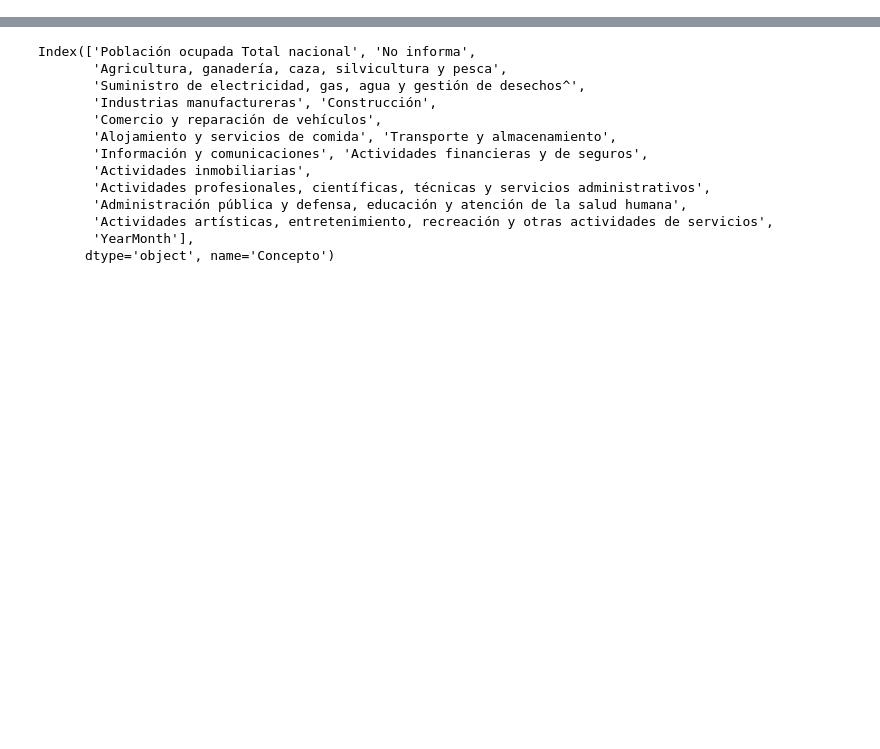
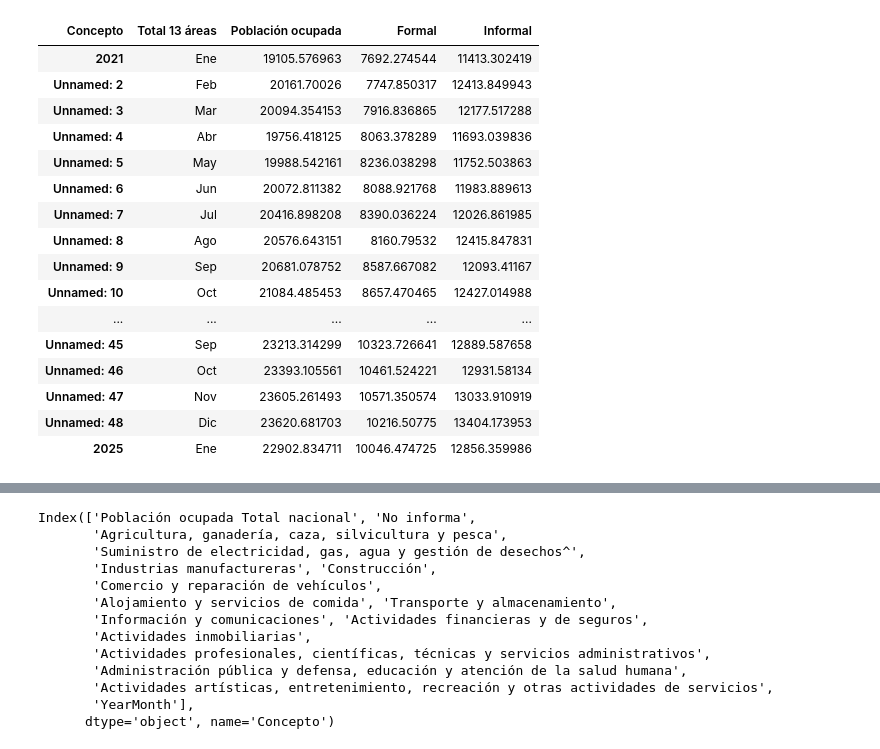
Before and after one commit to dpr3619/eap_proyection, a Jupyter notebook: notebook_development.ipynb, the cells around one changed output, grey strips where cells are left out. Saved outputs shown, nothing was run; the diff lists cells and outputs as text; code cells hidden in the pictures; blank space fills up the shorter version.

```diff
--- a/notebook_development.ipynb
+++ b/notebook_development.ipynb
@@ -8,3 +11,31 @@ df_total = read_clean_geih.run_pipeline()
+# %%
+df_informal = df_informal.iloc[0:4]
+# %%
+df_informal = df_informal.T
+# %%
+df_informal.columns = df_informal.iloc[0]
+# %%
+df_informal = df_informal.iloc[1:]
+# %%
+df_informal.reset_index()
+# %% [output]
+| Concepto | Total 13 áreas | Población ocupada | Formal | Informal |
+| 2021 | Ene | 19105.576963 | 7692.274544 | 11413.302419 |
+| Unnamed: 2 | Feb | 20161.70026 | 7747.850317 | 12413.849943 |
+| Unnamed: 3 | Mar | 20094.354153 | 7916.836865 | 12177.517288 |
+| Unnamed: 4 | Abr | 19756.418125 | 8063.378289 | 11693.039836 |
+| Unnamed: 5 | May | 19988.542161 | 8236.038298 | 11752.503863 |
+| Unnamed: 6 | Jun | 20072.811382 | 8088.921768 | 11983.889613 |
+| Unnamed: 7 | Jul | 20416.898208 | 8390.036224 | 12026.861985 |
+| Unnamed: 8 | Ago | 20576.643151 | 8160.79532 | 12415.847831 |
+| Unnamed: 9 | Sep | 20681.078752 | 8587.667082 | 12093.41167 |
+| Unnamed: 10 | Oct | 21084.485453 | 8657.470465 | 12427.014988 |
+| ... | ... | ... | ... | ... |
+| Unnamed: 45 | Sep | 23213.314299 | 10323.726641 | 12889.587658 |
+| Unnamed: 46 | Oct | 23393.105561 | 10461.524221 | 12931.58134 |
+| Unnamed: 47 | Nov | 23605.261493 | 10571.350574 | 13033.910919 |
+| Unnamed: 48 | Dic | 23620.681703 | 10216.50775 | 13404.173953 |
+| 2025 | Ene | 22902.834711 | 10046.474725 | 12856.359986 |
 # %%
 df_to_model = df_calendar.merge(df_total, how = 'left', on = 'YearMonth')
 # %%
```
Also changed, not shown: parts of 4 cells of this notebook, 2 other files.
